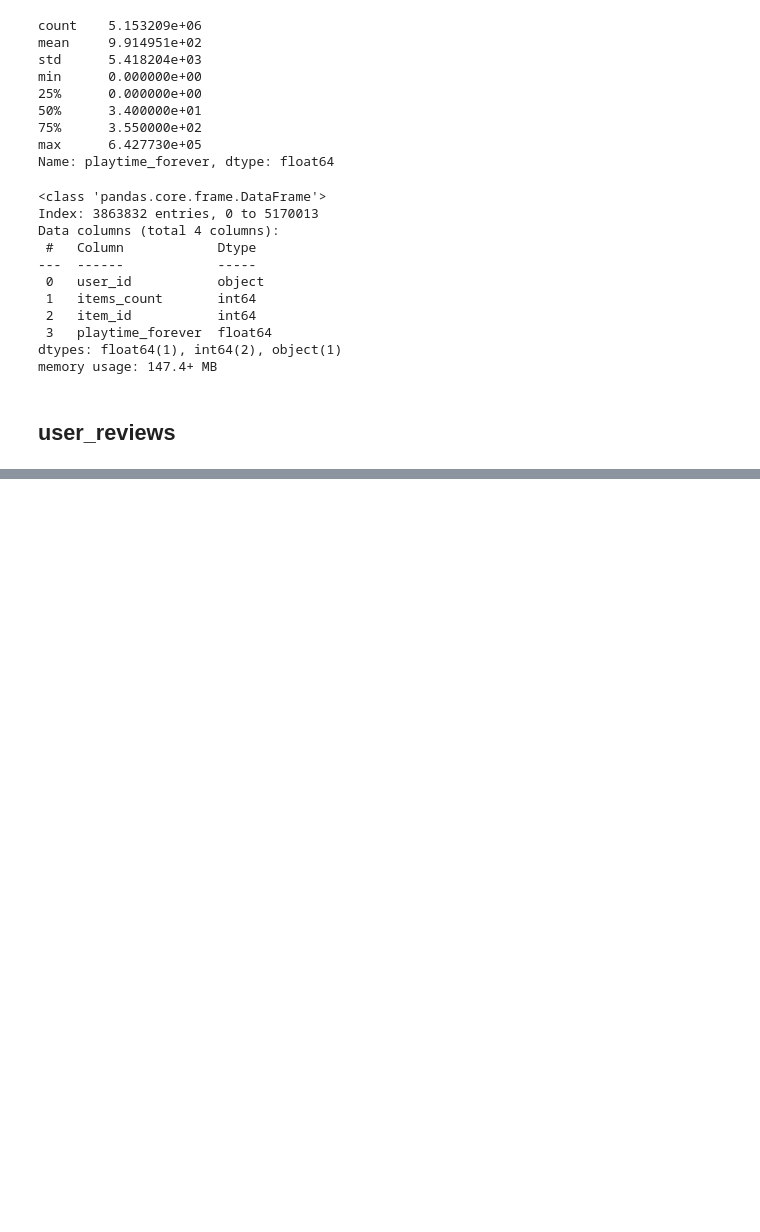
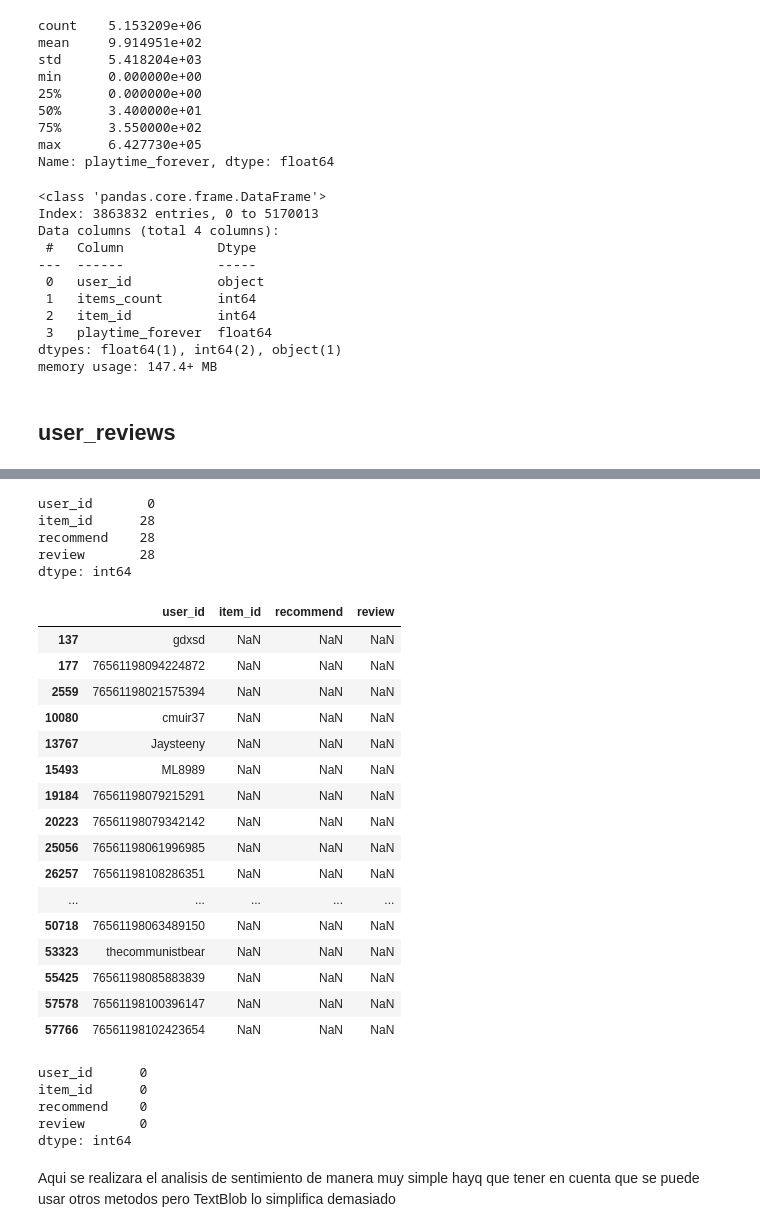
Before and after one commit to Juancito2085/PI1_ML_OPS, a Jupyter notebook: ETL.ipynb, the cells around one changed output, grey strips where cells are left out. Cells and saved outputs as stored; diff of their text form; code cells hidden in the pictures; blank space fills up the shorter version.

```diff
--- a/ETL.ipynb
+++ b/ETL.ipynb
@@ -324,13 +308,0 @@ stop_words = set(stopwords.words('english'))
-# %%
-#Se pasana a minúsculas todas las reviews en una nueva columna llamada 'prepocesed_review'
-df_user_reviews['preprocessed_review'] = df_user_reviews['review'].str.lower()
-
-df_user_reviews['preprocessed_review']=df_user_reviews['preprocessed_review'].astype(dtype='str')
-#Se eliminan los signos de puntuación
-df_user_reviews['preprocessed_review'] = df_user_reviews['preprocessed_review'].apply(lambda x: x.translate(str.maketrans('', '', string.punctuation)))
-
-# Se tokeniza la columna 'prepocesed_review'
-df_user_reviews['preprocessed_review']=df_user_reviews['preprocessed_review'].apply(word_tokenize)
-
-#se lematiza la columna 'preprocesed_review'para poder utilizarla en el análisis de sentimientos
-df_user_reviews['preprocessed_review']=df_user_reviews['preprocessed_review'].apply(lambda x: [lemmatizer.lemmatize(word) for word in x])
@@ -345,2 +308,0 @@ def preprocess_review(review):
-# %%
-df_user_reviews['preprocessed_review'] = df_user_reviews['review'].apply(lambda x: 1 if pd.isnull(x) else preprocess_review(x))
@@ -371,8 +322,0 @@ Name: preprocessed_review, Length: 59333, dtype: object
-# %%
-#Se pasana a minúsculas todas las reviews en una nueva columna llamada 'prepocesed_review'
-df_user_reviews['preprocessed_review'] = df_user_reviews['review'].str.lower()
-
-df_user_reviews['preprocessed_review']=df_user_reviews['preprocessed_review'].astype(dtype='str')
-# %%
-#Se aplica la función de análisis de sentimientos a la columna 'preprocessed_review' para generar la nueva columna sentiment
-df_user_reviews['sentiment'] = df_user_reviews['preprocessed_review'].apply(sentiment_analysis)
@@ -393,0 +323,28 @@ df_user_reviews['sentiment'] = df_user_reviews['preprocessed_review'].apply(sent
+# %%
+df_user_reviews.isnull().sum()
+# %% [output]
+user_id       0
+item_id      28
+recommend    28
+review       28
+dtype: int64
+# %%
+df_user_reviews[df_user_reviews['item_id'].isnull()]
+# %% [output]
+|  | user_id | item_id | recommend | review |
+| 137 | gdxsd | NaN | NaN | NaN |
+| 177 | 76561198094224872 | NaN | NaN | NaN |
+| 2559 | 76561198021575394 | NaN | NaN | NaN |
+| 10080 | cmuir37 | NaN | NaN | NaN |
+| 13767 | Jaysteeny | NaN | NaN | NaN |
+| 15493 | ML8989 | NaN | NaN | NaN |
+| 19184 | 76561198079215291 | NaN | NaN | NaN |
+| 20223 | 76561198079342142 | NaN | NaN | NaN |
+| 25056 | 76561198061996985 | NaN | NaN | NaN |
+| 26257 | 76561198108286351 | NaN | NaN | NaN |
+| ... | ... | ... | ... | ... |
+| 50718 | 76561198063489150 | NaN | NaN | NaN |
+| 53323 | thecommunistbear | NaN | NaN | NaN |
+| 55425 | 76561198085883839 | NaN | NaN | NaN |
+| 57578 | 76561198100396147 | NaN | NaN | NaN |
+| 57766 | 76561198102423654 | NaN | NaN | NaN |
@@ -393,0 +354,9 @@ df_user_reviews['sentiment'] = df_user_reviews['preprocessed_review'].apply(sent
+# %%
+#Se verifica que no haya valores nulos
+df_user_reviews.isnull().sum()
+# %% [output]
+user_id      0
+item_id      0
+recommend    0
+review       0
+dtype: int64
@@ -393,0 +370,2 @@ df_user_reviews['sentiment'] = df_user_reviews['preprocessed_review'].apply(sent
+# %% [markdown]
+Aqui se realizara el analisis de sentimiento de manera muy simple hayq que tener en cuenta que se puede usar otros metodos pero TextBlob lo simplifica demasiado
```
Also changed, not shown: parts of 15 cells of this notebook, 2 other files.
